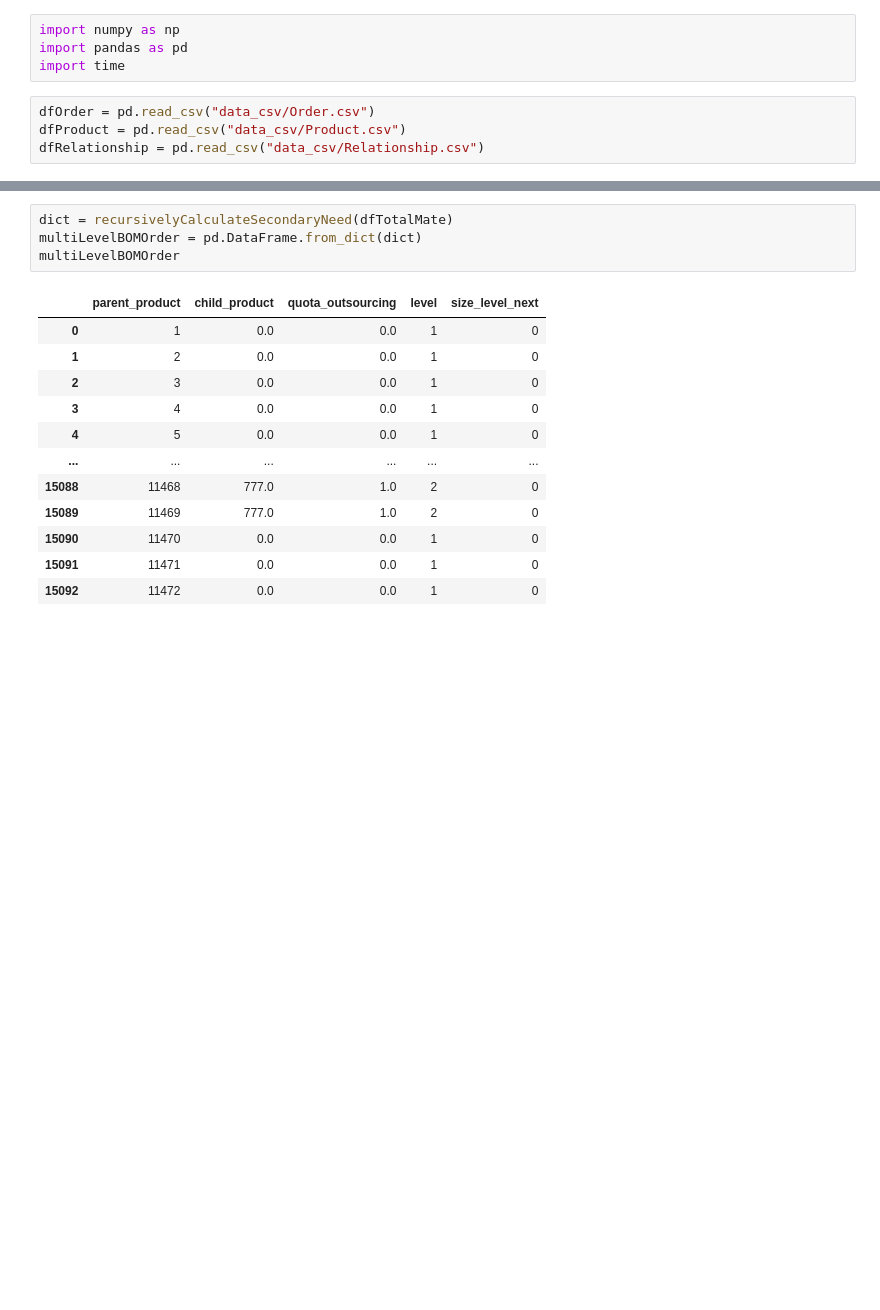
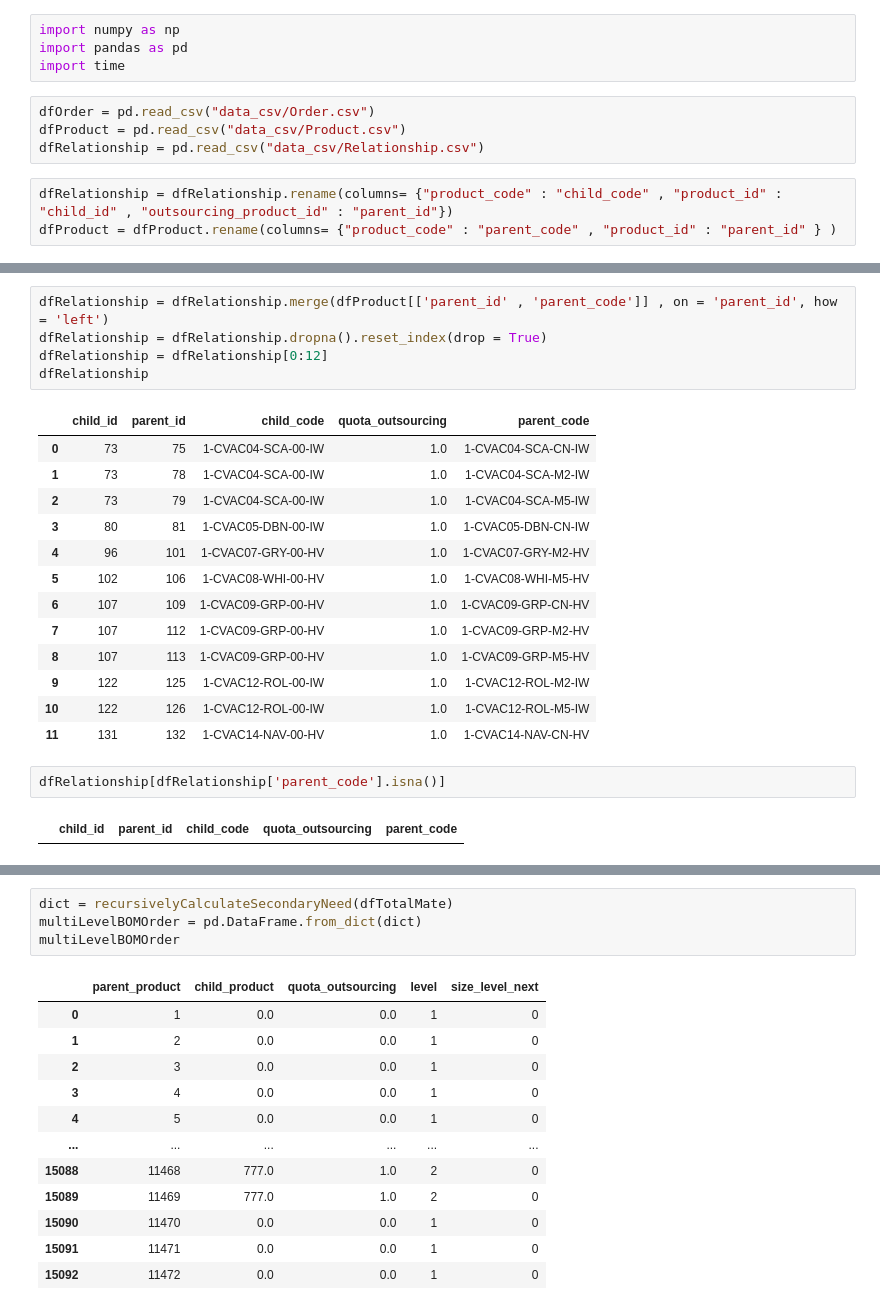
Before and after one commit to Thang1703hrsh/TMSDjango, a Jupyter notebook: getRelationship.ipynb, the cells around one changed output, grey strips where cells are left out. Saved outputs shown, nothing was run; the diff lists cells and outputs as text; blank space fills up the shorter version.

```diff
--- a/getRelationship.ipynb
+++ b/getRelationship.ipynb
@@ -6,3 +6,6 @@ import time
 dfOrder = pd.read_csv("data_csv/Order.csv")
 dfProduct = pd.read_csv("data_csv/Product.csv")
 dfRelationship = pd.read_csv("data_csv/Relationship.csv")
+# %%
+dfRelationship = dfRelationship.rename(columns= {"product_code" : "child_code" , "product_id" : "child_id" , "outsourcing_product_id" : "parent_id"})
+dfProduct = dfProduct.rename(columns= {"product_code" : "parent_code" , "product_id" : "parent_id" } )
@@ -8,0 +28,23 @@ dfRelationship = pd.read_csv("data_csv/Relationship.csv")
+# %%
+dfRelationship = dfRelationship.merge(dfProduct[['parent_id' , 'parent_code']] , on = 'parent_id', how = 'left')
+dfRelationship = dfRelationship.dropna().reset_index(drop = True)
+dfRelationship = dfRelationship[0:12]
+dfRelationship
+# %% [output]
+|  | child_id | parent_id | child_code | quota_outsourcing | parent_code |
+| 0 | 73 | 75 | 1-CVAC04-SCA-00-IW | 1.0 | 1-CVAC04-SCA-CN-IW |
+| 1 | 73 | 78 | 1-CVAC04-SCA-00-IW | 1.0 | 1-CVAC04-SCA-M2-IW |
+| 2 | 73 | 79 | 1-CVAC04-SCA-00-IW | 1.0 | 1-CVAC04-SCA-M5-IW |
+| 3 | 80 | 81 | 1-CVAC05-DBN-00-IW | 1.0 | 1-CVAC05-DBN-CN-IW |
+| 4 | 96 | 101 | 1-CVAC07-GRY-00-HV | 1.0 | 1-CVAC07-GRY-M2-HV |
+| 5 | 102 | 106 | 1-CVAC08-WHI-00-HV | 1.0 | 1-CVAC08-WHI-M5-HV |
+| 6 | 107 | 109 | 1-CVAC09-GRP-00-HV | 1.0 | 1-CVAC09-GRP-CN-HV |
+| 7 | 107 | 112 | 1-CVAC09-GRP-00-HV | 1.0 | 1-CVAC09-GRP-M2-HV |
+| 8 | 107 | 113 | 1-CVAC09-GRP-00-HV | 1.0 | 1-CVAC09-GRP-M5-HV |
+| 9 | 122 | 125 | 1-CVAC12-ROL-00-IW | 1.0 | 1-CVAC12-ROL-M2-IW |
+| 10 | 122 | 126 | 1-CVAC12-ROL-00-IW | 1.0 | 1-CVAC12-ROL-M5-IW |
+| 11 | 131 | 132 | 1-CVAC14-NAV-00-HV | 1.0 | 1-CVAC14-NAV-CN-HV |
+# %%
+dfRelationship[dfRelationship['parent_code'].isna()]
+# %% [output]
+|  | child_id | parent_id | child_code | quota_outsourcing | parent_code |
```
Also changed, not shown: parts of 17 cells of this notebook, 39 other files.
